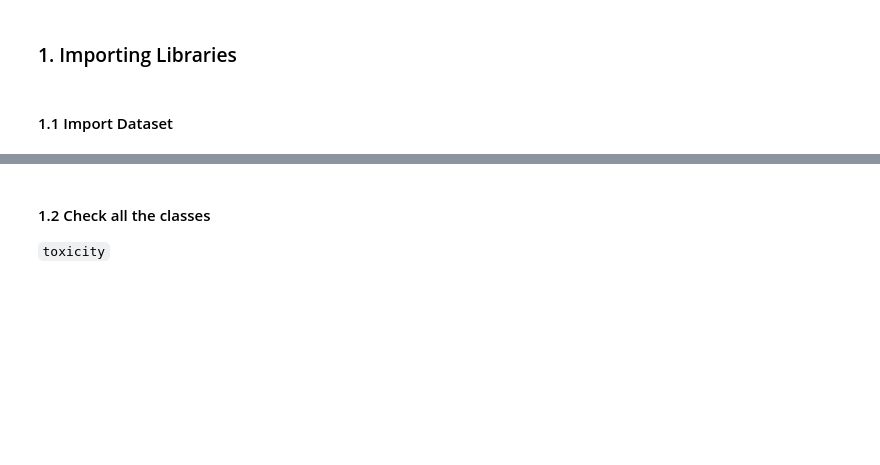
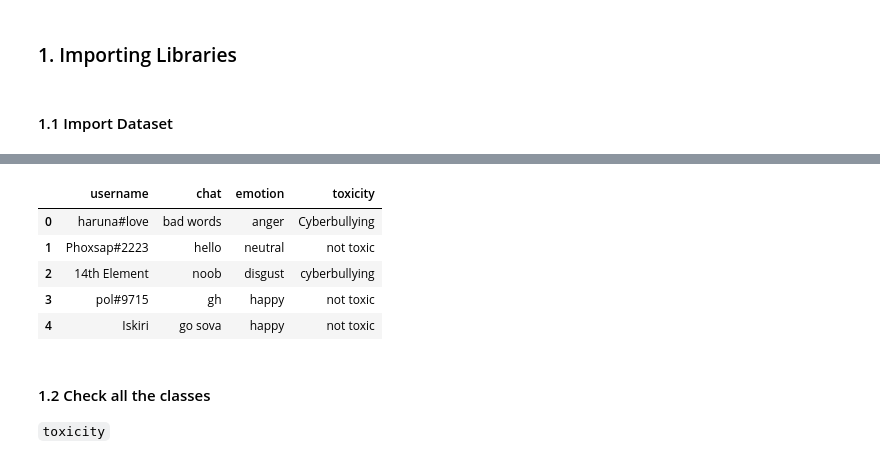
Before and after one commit to cooldragon12/model-multitask-learning, a Jupyter notebook: src/model.mtl.ipynb, the cells around one changed output, grey strips where cells are left out. Cells and saved outputs as stored; diff of their text form; code cells hidden in the pictures; blank space fills up the shorter version.

```diff
--- a/src/model.mtl.ipynb
+++ b/src/model.mtl.ipynb
@@ -64,3 +79,12 @@ memory usage: 26.8+ KB
+# %%
+df.head()
+# %% [output]
+|  | username | chat | emotion | toxicity |
+| 0 | haruna#love | bad words | anger | Cyberbullying |
+| 1 | Phoxsap#2223 | hello | neutral | not toxic |
+| 2 | 14th Element | noob | disgust | cyberbullying |
+| 3 | pol#9715 | gh | happy | not toxic |
+| 4 | Iskiri | go sova | happy | not toxic |
 # %% [markdown]
 #### 1.2 Check all the classes
 
```
Also changed, not shown: parts of 13 cells of this notebook, 6 other files.
